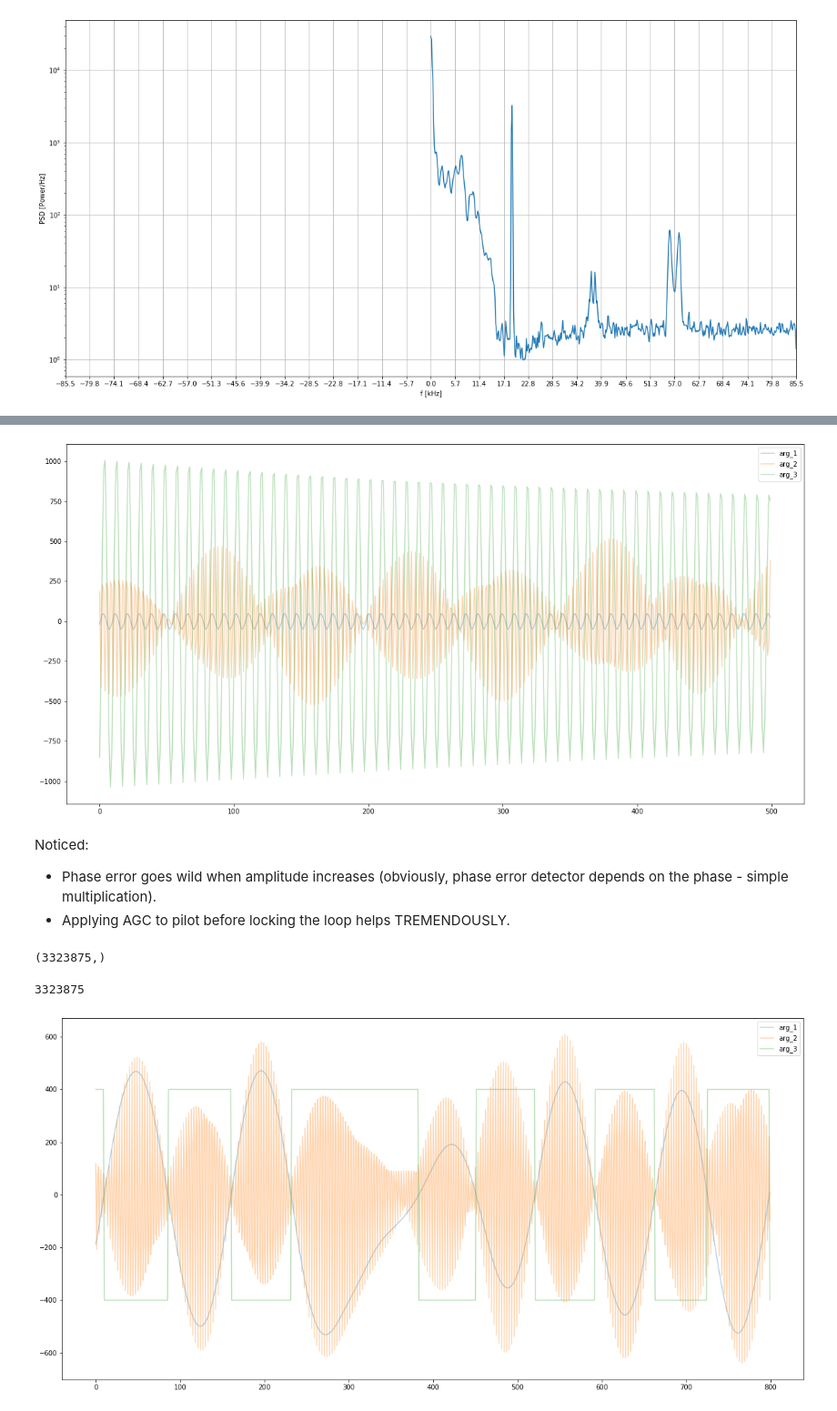
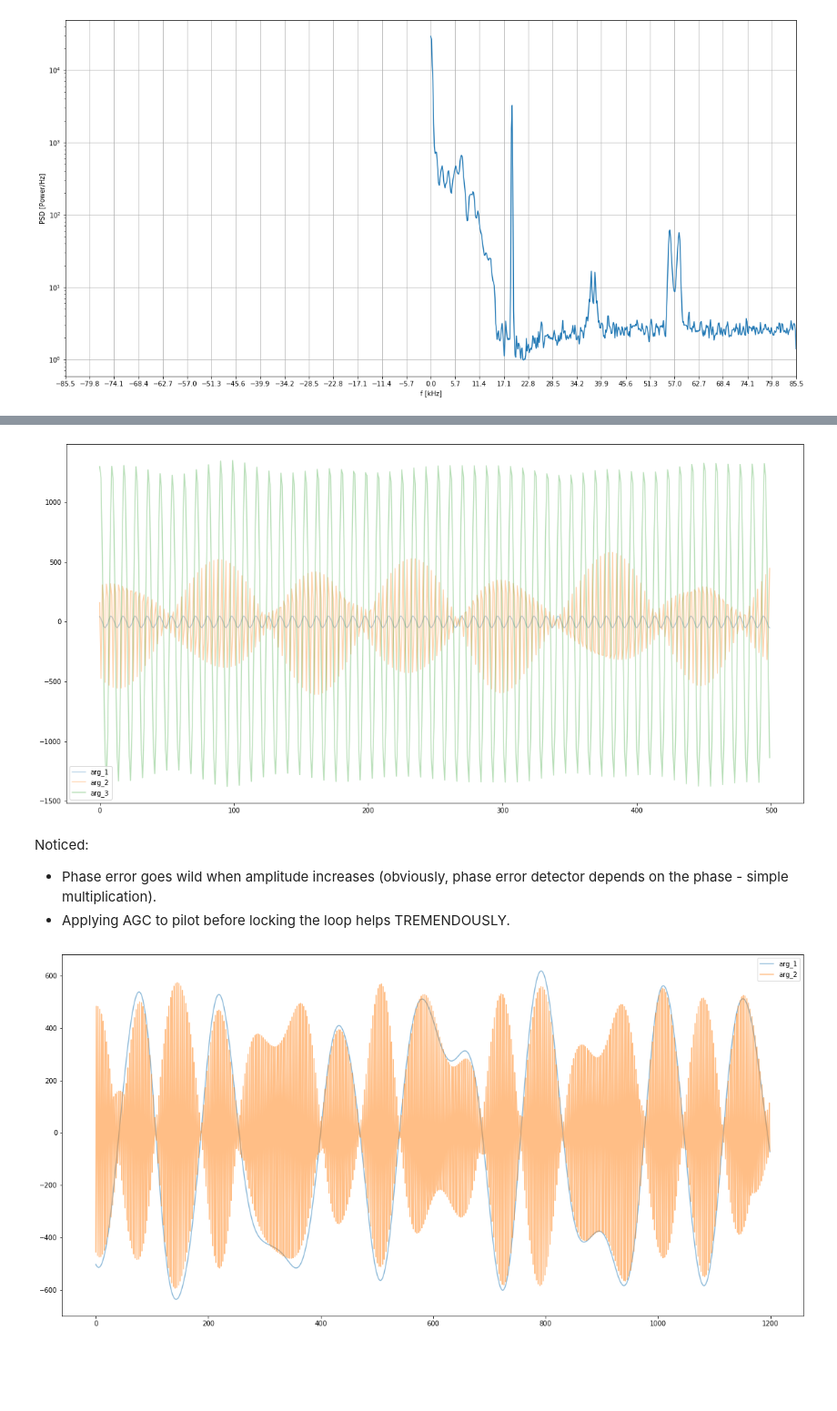
Before and after one commit to enthyp/rds-fm, a Jupyter notebook: nb/RDS/AM.ipynb, the cells around one changed output, grey strips where cells are left out. Shown: that part at 91% size. Cells and saved outputs as stored; diff of their text form; code cells hidden in the pictures; blank space fills up the shorter version.

```diff
--- a/nb/RDS/AM.ipynb
+++ b/nb/RDS/AM.ipynb
@@ -54,4 +60,4 @@ welch(rds_w, sample_rate)
 # %%
-rds_ww = lp.real_run(rds_w)
-welch(rds_ww, sample_rate)
+pilot_bp = lp.real_run(pilot_hp)
+welch(pilot_bp, sample_rate, nper=128)
 # %% [output]
@@ -76,5 +70,5 @@ plot_some([pilot_band, 10 * rds_ww], 61000, 2000)
 gain = 0.08
 alpha2 = 0.2
 agc2 = AGC(gain, alpha2)
-agc_pilot = agc2.run(pilot_band)
+agc_pilot = agc2.run(pilot_bp)
 # %%
@@ -84,13 +78,13 @@ plot_some([pilot_band, agc_pilot], 10000, 10000)
 # %%
 fq = 19000
-pll = PLL_2(fq=fq, fs=fs, Bn=0.01)
+pll = PLL_2(fq=fq, fs=sample_rate, Bn=0.01)
 
 locked_pilot_phase_agc, agc_errors, agc_corrs = pll.run(agc_pilot)
 locked_carrier_agc = np.array([np.cos(p) for p in locked_pilot_phase_agc])
 # %%
-plot_some([50 * locked_carrier_agc, rds_ww, pilot_band], 20000, 500)
+plot_some([50 * locked_carrier_agc, rds_bp, pilot_bp], 20000, 500)
 # %% [output]
-[figure, old version]
+[figure, new version]
 # %% [markdown]
 Noticed:
   * Phase error goes wild when amplitude increases (obviously, phase error detector depends on the phase - simple multiplication).
@@ -99,19 +93,11 @@ Noticed:
 reference_rds_carrier = np.array([np.cos(3 * p) for p in locked_pilot_phase_agc])
 # %%
 M = 1
-am_demod = AMDemodulator(4800, fs, M, agc=False)
-rds_demod = am_demod.run(rds_band, reference_rds_carrier)
+am_demod = AMDemodulator(4800, sample_rate, M, agc=False)
+rds_demod = am_demod.run(rds_bp, reference_rds_carrier)
-# %%
-rds_demod.shape
-# %% [output]
-(3323875,)
-# %%
-rds_band.shape[0] - 256
-# %% [output]
-3323875
 # %%
-# plot_some([rds_demod, rds_band[128:], 400 * np.sign(rds_demod)], 61070, 1200)  # TODO: why 128??
-plot_some([-rds_demod, rds_band[128:], 400 * np.sign(rds_demod)], 161070, 800)
+plot_some([rds_demod, rds_bp[128:]], 61070, 1200)  # TODO: why 128??
+# plot_some([-rds_demod, rds_bp[128:]], 161070, 1800)
 # %% [output]
-[figure, old version]
+[figure, new version]
 # %%
```
Also changed, not shown: parts of 19 cells of this notebook, 4 other files.
